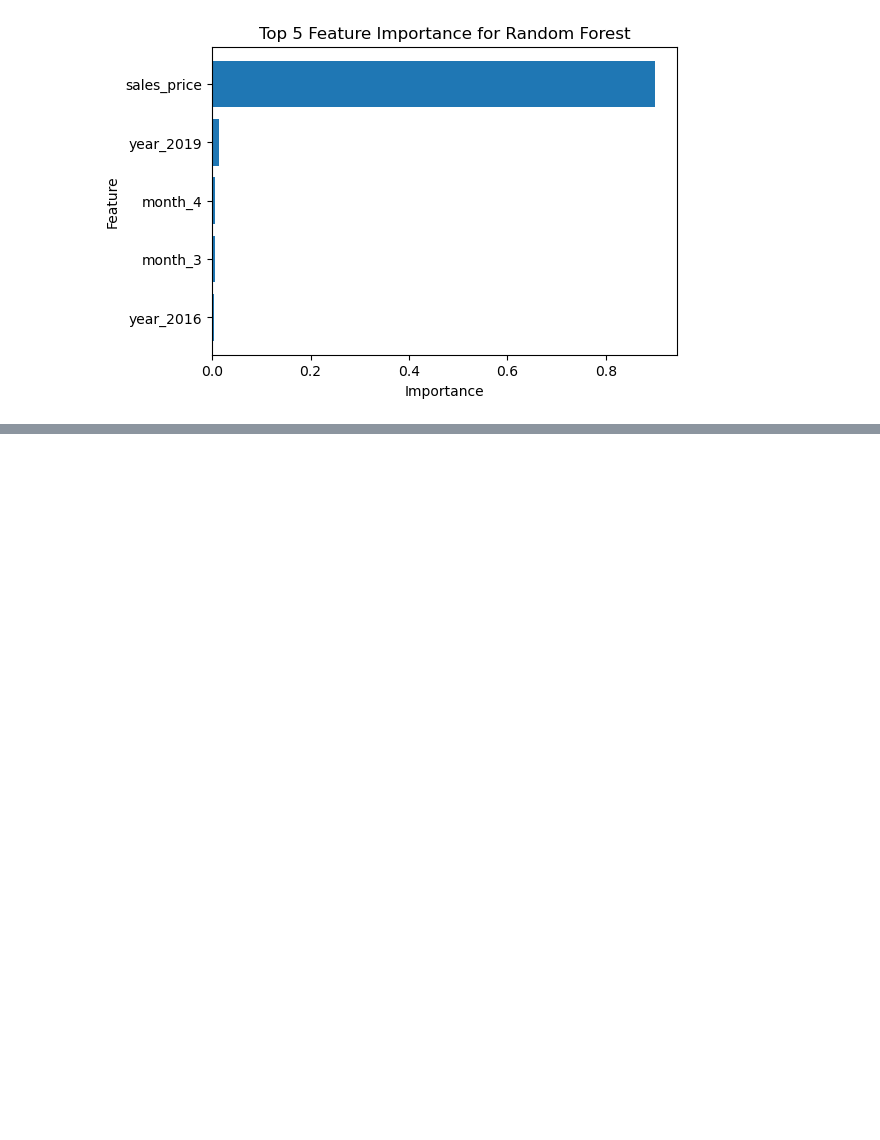
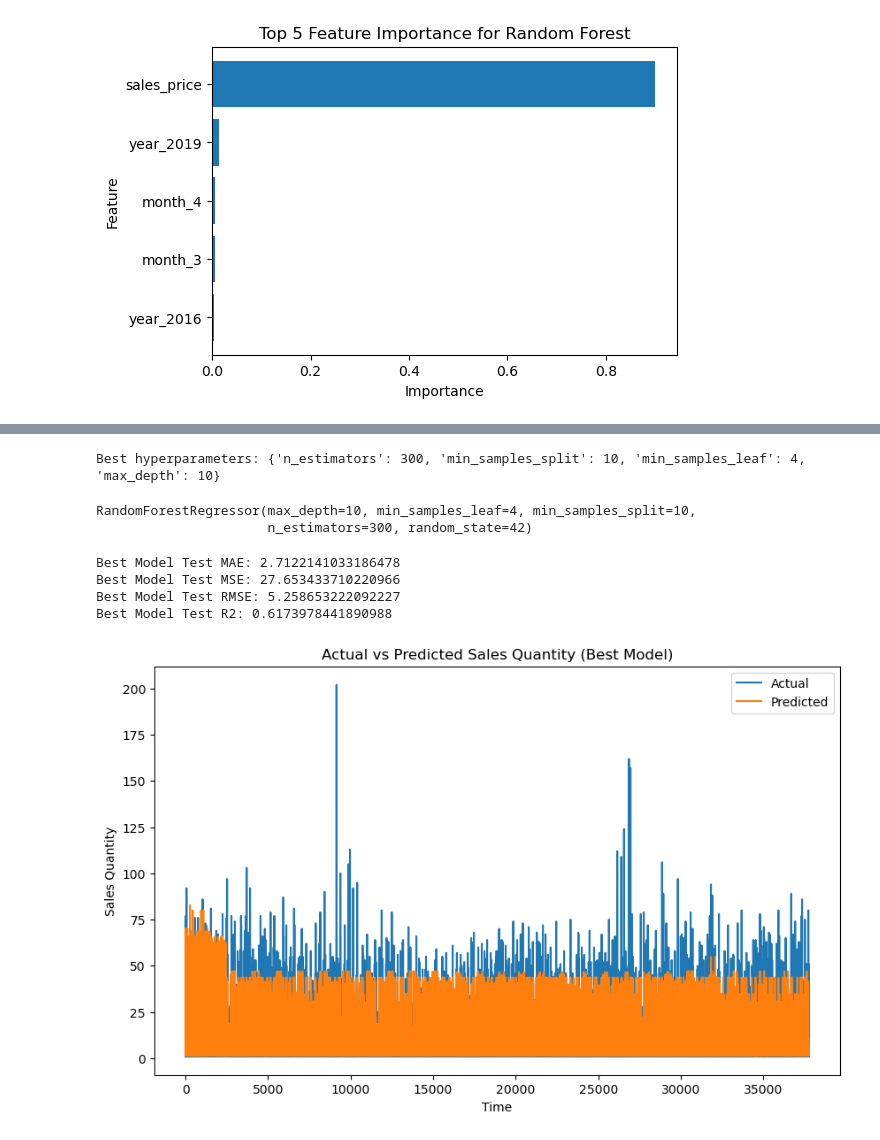
Before and after one commit to BorysZhyhalo/TemaBit-Fozzy-Group, a Jupyter notebook: main_rd_hyper.ipynb, the cells around one changed output, grey strips where cells are left out. Cells and saved outputs as stored; diff of their text form; code cells hidden in the pictures; blank space fills up the shorter version.

```diff
--- a/main_rd_hyper.ipynb
+++ b/main_rd_hyper.ipynb
@@ -357,15 +420,20 @@ plt.show()
 # %%
-#Creating pipelines
-pipeline = Pipeline([
-    ('regressor', RandomForestRegressor(random_state=42))
-])
+# Define parameter grid for RandomizedSearchCV
 param_grid = {
-    'regressor__n_estimators': [100, 200, 300],
-    'regressor__max_depth': [None, 10, 20, 30],
-    'regressor__min_samples_split': [2, 5, 10],
-    'regressor__min_samples_leaf': [1, 2, 4]
+    'n_estimators': [100, 200, 300],
+    'max_depth': [None, 10, 20, 30],
+    'min_samples_split': [2, 5, 10],
+    'min_samples_leaf': [1, 2, 4]
 }
 # %%
-#Set up RandomGridSearchCV
-random_grid_search = RandomizedSearchCV(pipeline, param_grid, cv=5, verbose=2, n_jobs=-1, scoring='neg_mean_squared_error')
+# Set up RandomizedSearchCV
+random_grid_search = RandomizedSearchCV(
+    estimator=RandomForestRegressor(random_state=42),
+    param_distributions=param_grid,
+    n_iter=50,
+    cv=tscv,
+    verbose=2,
+    n_jobs=-1,
+    scoring='neg_mean_squared_error'
+)
 # %%
@@ -457,0 +452,44 @@ AttributeError: 'DataFrame' object has no attribute 'predict'
+# %%
+# Best hyperparameters
+best_params = random_grid_search.best_params_
+print("Best hyperparameters:", best_params)
+# %% [output]
+Best hyperparameters: {'n_estimators': 300, 'min_samples_split': 10, 'min_samples_leaf': 4, 'max_depth': 10}
+# %%
+# Train the Random Forest model with best hyperparameters
+best_model = random_grid_search.best_estimator_
+best_model.fit(X_train, y_train)
+# %% [output]
+RandomForestRegressor(max_depth=10, min_samples_leaf=4, min_samples_split=10,
+                      n_estimators=300, random_state=42)
+# %%
+# Predict on the test set with best model
+y_pred_best = best_model.predict(X_test)
+# %%
+# Calculate metrics for best model
+mae_best = mean_absolute_error(y_test, y_pred_best)
+mse_best = mean_squared_error(y_test, y_pred_best)
+rmse_best = np.sqrt(mean_squared_error(y_test, y_pred_best))
+r2_best = r2_score(y_test, y_pred_best)
+
+print("Best Model Test MAE:", mae_best)
+print("Best Model Test MSE:", mse_best)
+print("Best Model Test RMSE:", rmse_best)
+print("Best Model Test R2:", r2_best)
+# %% [output]
+Best Model Test MAE: 2.7122141033186478
+Best Model Test MSE: 27.653433710220966
+Best Model Test RMSE: 5.258653222092227
+Best Model Test R2: 0.6173978441890988
+# %%
+# Plotting the results for the best model
+plt.figure(figsize=(10, 6))
+plt.plot(y_test.values, label='Actual')
+plt.plot(y_pred_best, label='Predicted')
+plt.xlabel('Time')
+plt.ylabel('Sales Quantity')
+plt.title('Actual vs Predicted Sales Quantity (Best Model)')
+plt.legend()
+plt.show()
+# %% [output]
+[figure, added]
```
Also changed, not shown: parts of 25 cells of this notebook.
